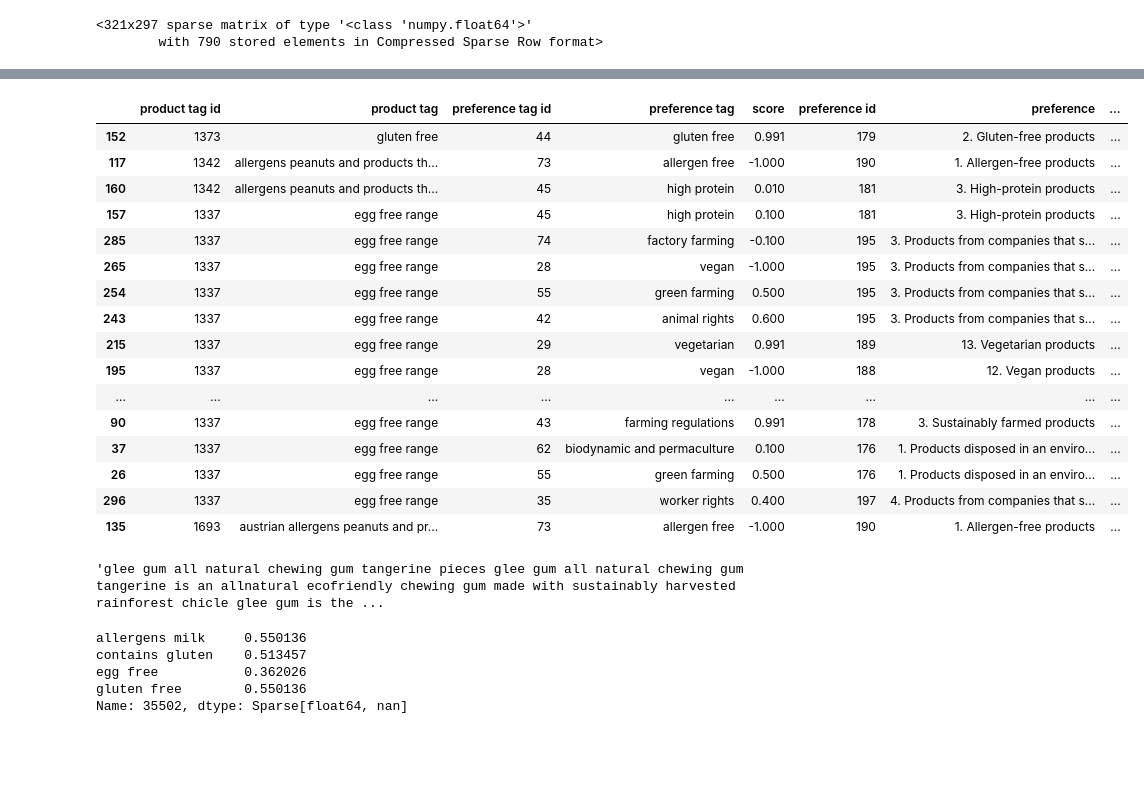
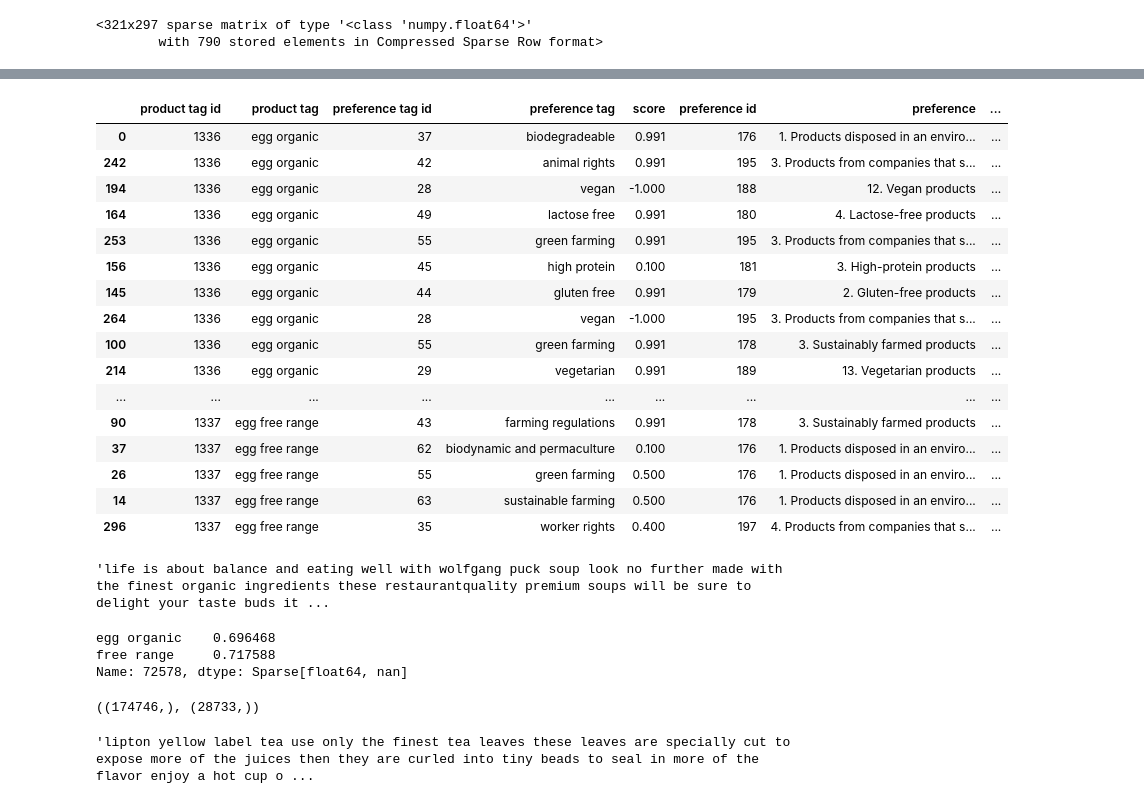
Before and after one commit to AnushreeSS/SustainableProductDatabase, a Jupyter notebook: MainProjectPipeline.ipynb, the cells around one changed output, grey strips where cells are left out. Drawn from its saved outputs; the diff is of its cells as text; code cells hidden in the pictures; blank space fills up the shorter version.

Commit message:
Using different amazon metadata

```diff
--- a/MainProjectPipeline.ipynb
+++ b/MainProjectPipeline.ipynb
@@ -240,0 +362,3 @@ amazon_data.shape
+# %%
+amazon_data = rd.transform(amazon_data)
+amazon_data.shape
@@ -254,6 +380,2 @@ amazon_data.shape
-# %%
-# Categories are given as a list of list.
-# Therefore, selecting only the first list as it is a list of primary categories of the product
-amazon_data["categories"] = amazon_data["categories"].apply(lambda categories: categories[0])
 # %%
 # As this category is mostly required for data visualisation later, this field will not be cleaned any further
@@ -479,11 +601,15 @@ ontology_data[ontology_data["preference id"]==190]
 # %%
 tfidf = TfidfVectorizer(ngram_range=(2,3), stop_words='english')
 # %%
-products_tfidf = tfidf.fit_transform(ontology_data["product tag"])
-products_tfidf
+onto_tfidf = tfidf.fit_transform(ontology_data["product tag"])
+onto_tfidf
 # %% [output]
 <321x297 sparse matrix of type '<class 'numpy.float64'>'
         with 790 stored elements in Compressed Sparse Row format>
+# %%
+df_onto=pd.DataFrame()
+for i, col in enumerate(tfidf.get_feature_names_out()):
+    df_onto[col] = pd.Series(pd.arrays.SparseArray(onto_tfidf[:, i].toarray().ravel()))
 # %%
 desc_tfidf = tfidf.transform(amazon_data["description"])
 desc_tfidf
@@ -590,33 +717,31 @@ df_product.iloc[sample][df_product.iloc[sample]>0]#.sort_values(ascending=False)
 5 rows × 321 columns
 # %%
-ontology_data.iloc[df_product.iloc[26241][df_product.iloc[26241]>0].sort_values(ascending=False).index]
+ontology_data.iloc[df_product.iloc[72578][df_product.iloc[72578]>0].sort_values(ascending=False).index]
 # %% [output]
 |  | product tag id | product tag | preference tag id | preference tag | score | preference id | preference | ... |
-| 152 | 1373 | gluten free | 44 | gluten free | 0.991 | 179 | 2. Gluten-free products | ... |
-| 117 | 1342 | allergens peanuts and products th... | 73 | allergen free | -1.000 | 190 | 1. Allergen-free products | ... |
-| 160 | 1342 | allergens peanuts and products th... | 45 | high protein | 0.010 | 181 | 3. High-protein products | ... |
-| 157 | 1337 | egg free range | 45 | high protein | 0.100 | 181 | 3. High-protein products | ... |
-| 285 | 1337 | egg free range | 74 | factory farming | -0.100 | 195 | 3. Products from companies that s... | ... |
-| 265 | 1337 | egg free range | 28 | vegan | -1.000 | 195 | 3. Products from companies that s... | ... |
-| 254 | 1337 | egg free range | 55 | green farming | 0.500 | 195 | 3. Products from companies that s... | ... |
-| 243 | 1337 | egg free range | 42 | animal rights | 0.600 | 195 | 3. Products from companies that s... | ... |
-| 215 | 1337 | egg free range | 29 | vegetarian | 0.991 | 189 | 13. Vegetarian products | ... |
-| 195 | 1337 | egg free range | 28 | vegan | -1.000 | 188 | 12. Vegan products | ... |
+| 0 | 1336 | egg organic | 37 | biodegradeable | 0.991 | 176 | 1. Products disposed in an enviro... | ... |
+| 242 | 1336 | egg organic | 42 | animal rights | 0.991 | 195 | 3. Products from companies that s... | ... |
+| 194 | 1336 | egg organic | 28 | vegan | -1.000 | 188 | 12. Vegan products | ... |
+| 164 | 1336 | egg organic | 49 | lactose free | 0.991 | 180 | 4. Lactose-free products | ... |
+| 253 | 1336 | egg organic | 55 | green farming | 0.991 | 195 | 3. Products from companies that s... | ... |
+| 156 | 1336 | egg organic | 45 | high protein | 0.100 | 181 | 3. High-protein products | ... |
+| 145 | 1336 | egg organic | 44 | gluten free | 0.991 | 179 | 2. Gluten-free products | ... |
+| 264 | 1336 | egg organic | 28 | vegan | -1.000 | 195 | 3. Products from companies that s... | ... |
+| 100 | 1336 | egg organic | 55 | green farming | 0.991 | 178 | 3. Sustainably farmed products | ... |
+| 214 | 1336 | egg organic | 29 | vegetarian | 0.991 | 189 | 13. Vegetarian products | ... |
 | ... | ... | ... | ... | ... | ... | ... | ... | ... |
 | 90 | 1337 | egg free range | 43 | farming regulations | 0.991 | 178 | 3. Sustainably farmed products | ... |
 | 37 | 1337 | egg free range | 62 | biodynamic and permaculture | 0.100 | 176 | 1. Products disposed in an enviro... | ... |
 | 26 | 1337 | egg free range | 55 | green farming | 0.500 | 176 | 1. Products disposed in an enviro... | ... |
+| 14 | 1337 | egg free range | 63 | sustainable farming | 0.500 | 176 | 1. Products disposed in an enviro... | ... |
 | 296 | 1337 | egg free range | 35 | worker rights | 0.400 | 197 | 4. Products from companies that s... | ... |
-| 135 | 1693 | austrian allergens peanuts and pr... | 73 | allergen free | -1.000 | 190 | 1. Allergen-free products | ... |
 # %%
-amazon_data.iloc[35502]["description"]
+amazon_data.iloc[72578]["description"]
 # %% [output]
-'glee gum all natural chewing gum tangerine pieces glee gum all natural chewing gum tangerine is an allnatural ecofriendly chewing gum made with sustainably harvested rainforest chicle glee gum is the ...
+'life is about balance and eating well with wolfgang puck soup look no further made with the finest organic ingredients these restaurantquality premium soups will be sure to delight your taste buds it ...
 # %%
-df_desc.iloc[35502][df_desc.iloc[35502]>0]
+df_desc.iloc[72578][df_desc.iloc[72578]>0]
 # %% [output]
-allergens milk     0.550136
-contains gluten    0.513457
-egg free           0.362026
-gluten free        0.550136
-Name: 35502, dtype: Sparse[float64, nan]
+egg organic    0.696468
+free range     0.717588
+Name: 72578, dtype: Sparse[float64, nan]
@@ -622,0 +750,9 @@ Name: 35502, dtype: Sparse[float64, nan]
+# %%
+temp = df_product.sum(axis=1)
+temp[temp==0].shape, temp[temp>0].shape,
+# %% [output]
+((174746,), (28733,))
+# %%
+amazon_data.iloc[2]["description"]
+# %% [output]
+'lipton yellow label tea use only the finest tea leaves these leaves are specially cut to expose more of the juices then they are curled into tiny beads to seal in more of the flavor enjoy a hot cup o ...
```
Also changed, not shown: parts of 42 cells of this notebook.
